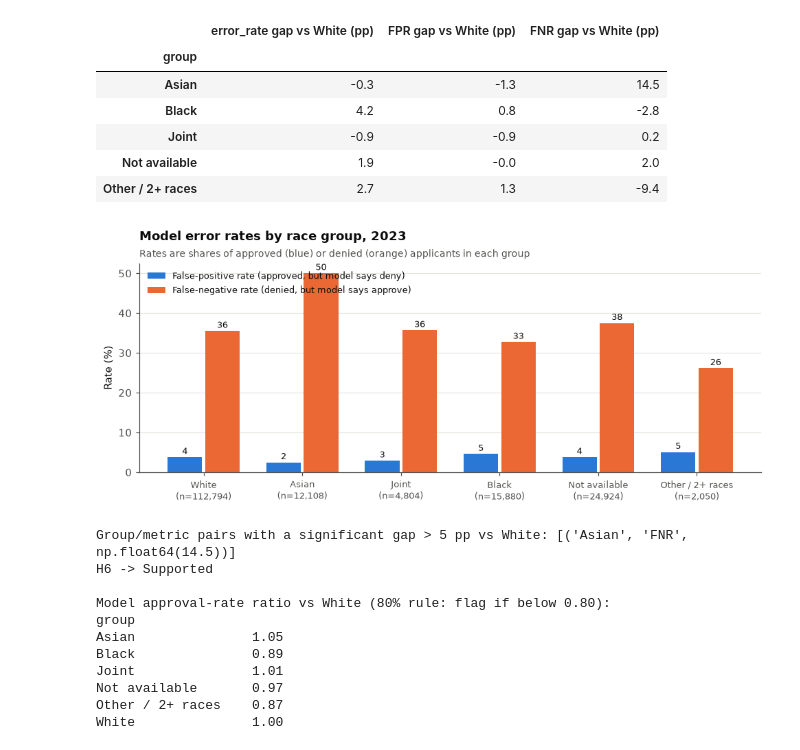
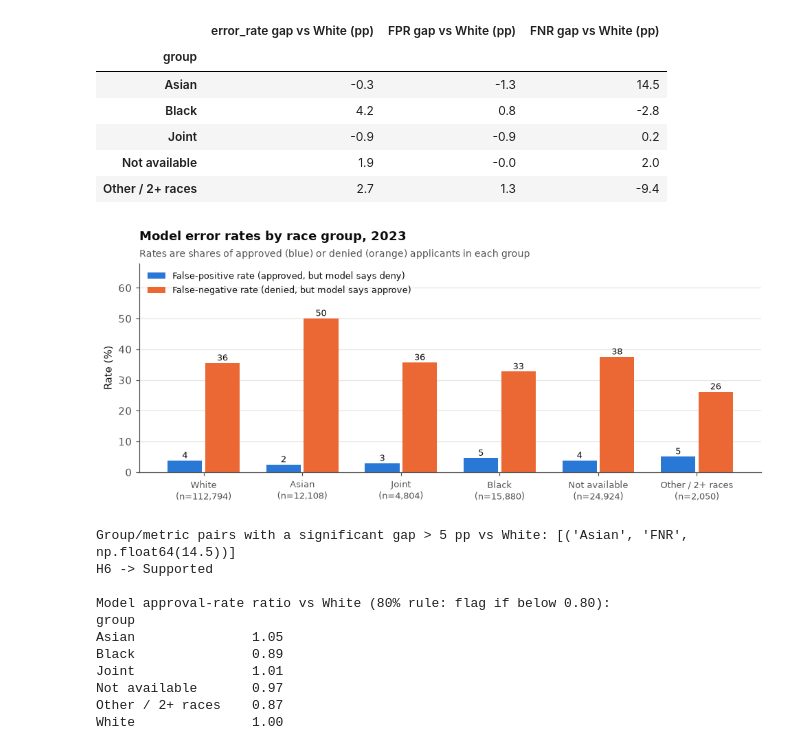
Before and after one commit to Rishhhhub/fair-mortgage-approval, a Jupyter notebook: notebooks/03_model_fairness.ipynb, the cells around one changed output. Cells and saved outputs as stored; diff of their text form; code cells hidden in the pictures.

Commit message:
Fix fairness chart legend overlap; regenerate model notebook; ignore submission folder
Co-Authored-By: Claude Sonnet 5.5 <noreply@anthropic.com>

```diff
--- a/notebooks/03_model_fairness.ipynb
+++ b/notebooks/03_model_fairness.ipynb
@@ -379,15 +379,15 @@ display(gaps.rename(columns=lambda c: c.replace("_gap_pp", " gap vs White (pp)")
 # %%
 plot = ft.loc[["White", "Asian", "Joint", "Black", "Not available", "Other / 2+ races"], ["FPR", "FNR"]]
 fig, ax = plt.subplots(figsize=(9, 3.9)); w = 0.38; xs = np.arange(len(plot))
 ax.bar(xs - w / 2, plot.FPR, w * 0.92, color=BLUE, label="False-positive rate (approved, but model says deny)")
 ax.bar(xs + w / 2, plot.FNR, w * 0.92, color=ORANGE, label="False-negative rate (denied, but model says approve)")
 for x, a, b in zip(xs, plot.FPR, plot.FNR):
     ax.text(x - w / 2, a + 0.8, f"{a:.0f}", ha="center", fontsize=8.5); ax.text(x + w / 2, b + 0.8, f"{b:.0f}", ha="center", fontsize=8.5)
 ax.set_xticks(xs); ax.set_xticklabels([f"{i}\n(n={int(ft.loc[i,'n']):,})" for i in plot.index], fontsize=8.5)
-ax.set_ylabel("Rate (%)"); ax.grid(axis="x", visible=False); ax.legend(frameon=False, fontsize=8.5, loc="upper left")
+ax.set_ylabel("Rate (%)"); ax.set_ylim(0, 68); ax.grid(axis="x", visible=False); ax.legend(frameon=False, fontsize=8.5, loc="upper left")
 finish(ax, "Model error rates by race group, 2023", "Rates are shares of approved (blue) or denied (orange) applicants in each group", "18_fairness_errors")
 # %% [output]
-[figure, old version]
+[figure, new version]
 # %%
 big = ft.drop(index="White")
 big = big[big.n >= 1000]
```
Also changed, not shown: 3 other files.
